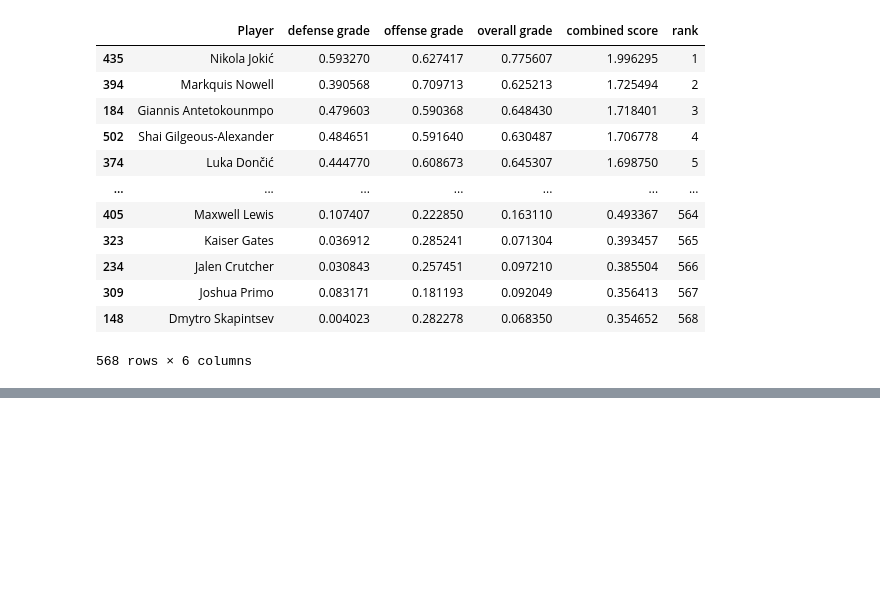
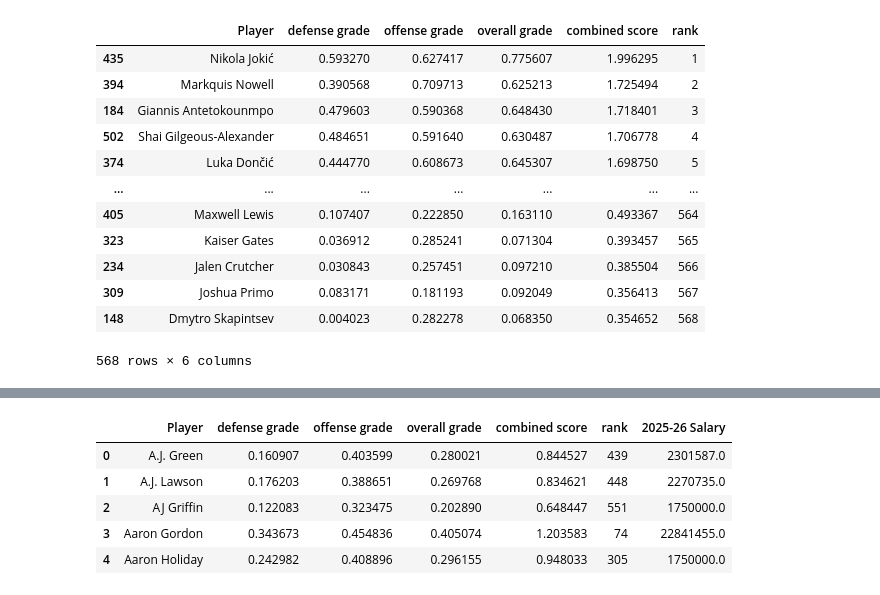
Before and after one commit to GeordieJones/Extra_Practice, a Jupyter notebook: basketball_data_filtering/data_filter.ipynb, the cells around one changed output, grey strips where cells are left out. Cells and saved outputs as stored; diff of their text form; code cells hidden in the pictures; blank space fills up the shorter version.

```diff
--- a/basketball_data_filtering/data_filter.ipynb
+++ b/basketball_data_filtering/data_filter.ipynb
@@ -156,0 +169,24 @@ ranked
+# %%
+salary_df.columns = [f'{lvl0} {lvl1}'.strip() for lvl0, lvl1 in salary_df.columns]
+
+salary_df = salary_df.rename(columns={
+    'Unnamed: 1_level_0 Player': 'Player',
+    'Salary 2025-26': '2025-26'
+})
+
+salary_df['Player'] = salary_df['Player'].str.replace('*', '', regex=False).str.strip()
+salary_df['2025-26'] = salary_df['2025-26'].replace('[\$,]', '', regex=True)
+salary_df['2025-26'] = pd.to_numeric(salary_df['2025-26'], errors='coerce')
+# %%
+final_df = final_df.merge(salary_df[['Player', '2025-26']], on='Player', how='left')
+final_df.rename(columns={'2025-26': '2025-26 Salary'}, inplace=True)
+# %%
+final_df['2025-26 Salary'] = final_df['2025-26 Salary'].fillna(1750000)
+final_df.head()
+# %% [output]
+|  | Player | defense grade | offense grade | overall grade | combined score | rank | 2025-26 Salary |
+| 0 | A.J. Green | 0.160907 | 0.403599 | 0.280021 | 0.844527 | 439 | 2301587.0 |
+| 1 | A.J. Lawson | 0.176203 | 0.388651 | 0.269768 | 0.834621 | 448 | 2270735.0 |
+| 2 | AJ Griffin | 0.122083 | 0.323475 | 0.202890 | 0.648447 | 551 | 1750000.0 |
+| 3 | Aaron Gordon | 0.343673 | 0.454836 | 0.405074 | 1.203583 | 74 | 22841455.0 |
+| 4 | Aaron Holiday | 0.242982 | 0.408896 | 0.296155 | 0.948033 | 305 | 1750000.0 |
```
Also changed, not shown: parts of 1 cell of this notebook.
